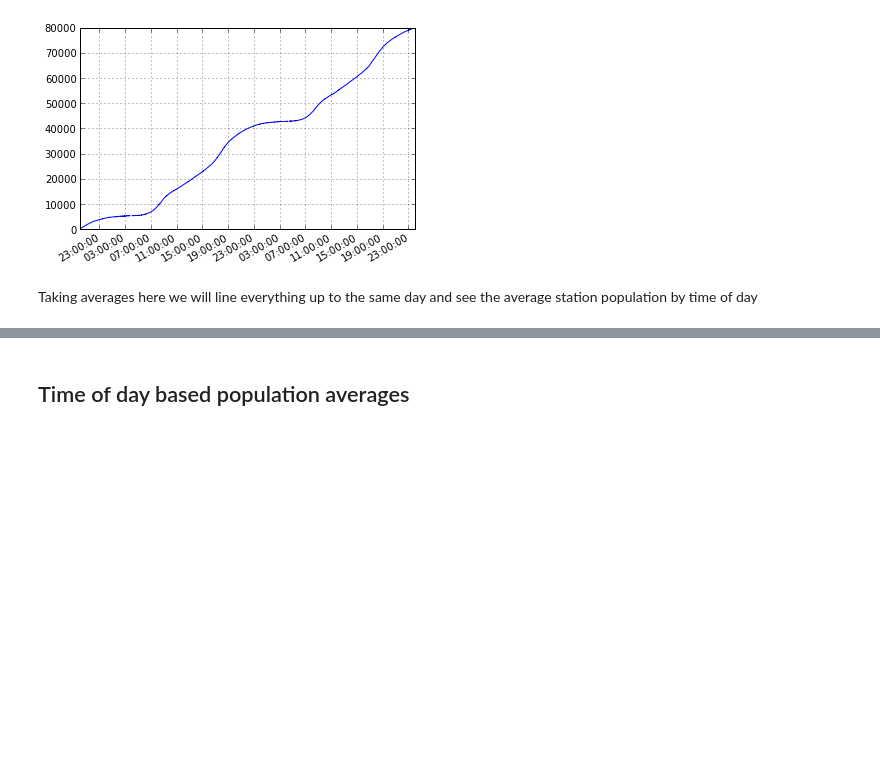
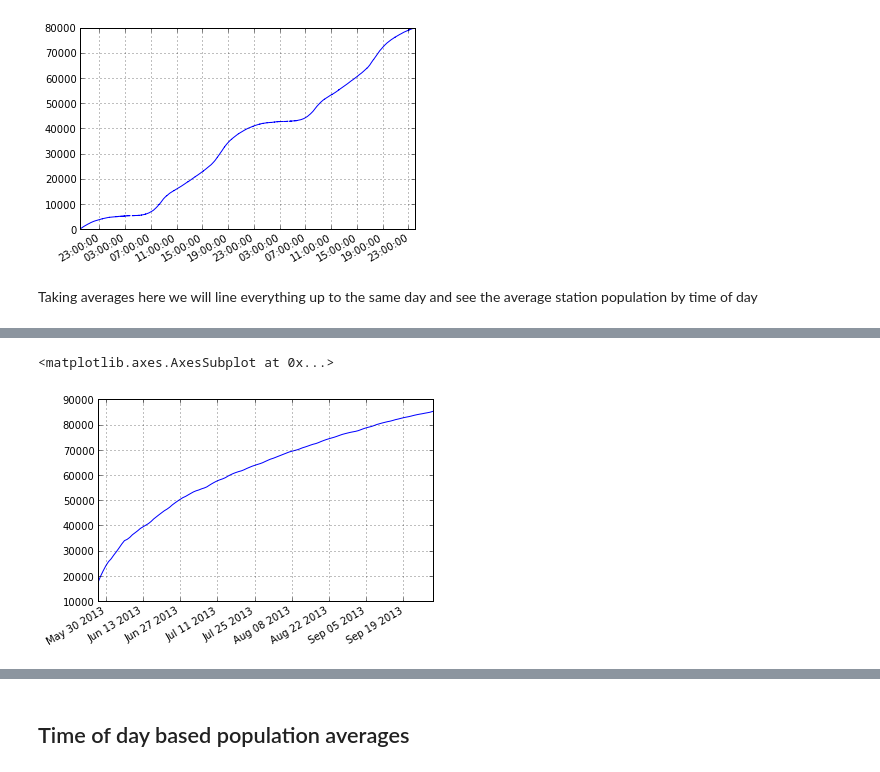
Before and after one commit to paddymul/pydata_citibike, a Jupyter notebook: PyData-Citibike.ipynb, the cells around one changed output, grey strips where cells are left out. Saved outputs shown, nothing was run; the diff lists cells and outputs as text; code cells hidden in the pictures; blank space fills up the shorter version.

```diff
--- a/PyData-Citibike.ipynb
+++ b/PyData-Citibike.ipynb
@@ -205,0 +258,5 @@ here we will line everything up to the same day and see the average station popu
+# %%
+daily_aggregate.total_annual_members.plot()
+# %% [output]
+<matplotlib.axes.AxesSubplot at 0x...>
+[figure, added]
```
Also changed, not shown: parts of 22 cells of this notebook, 1 other file.
